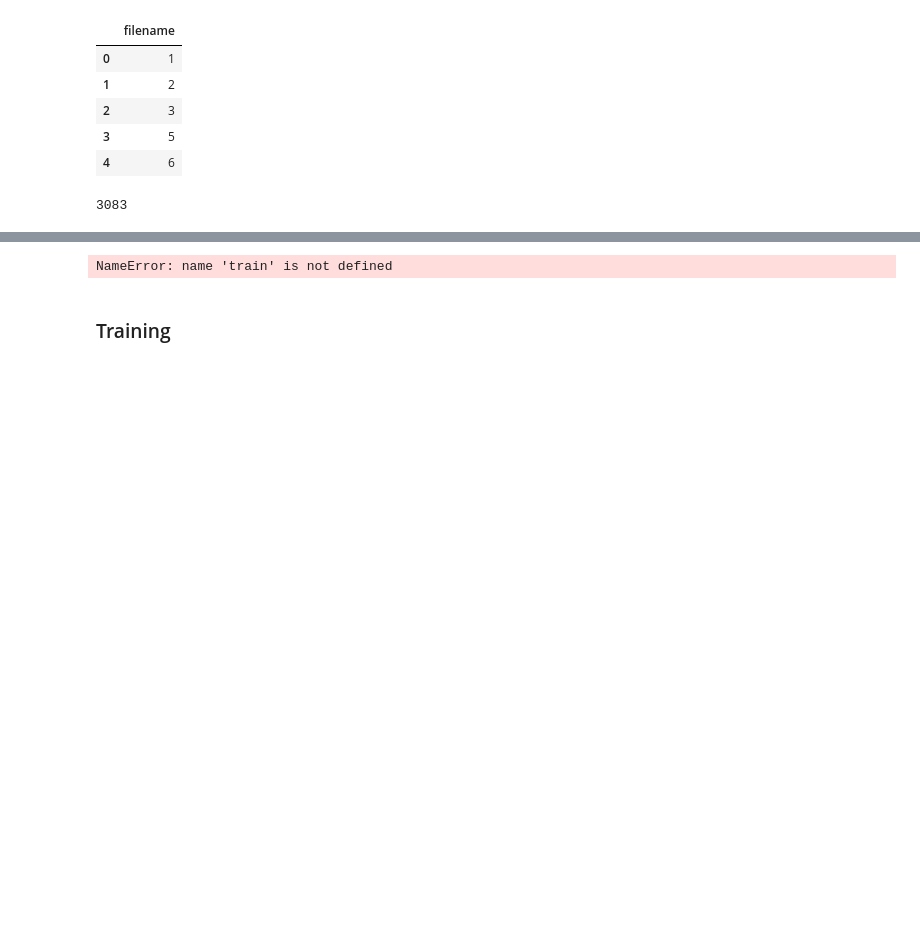
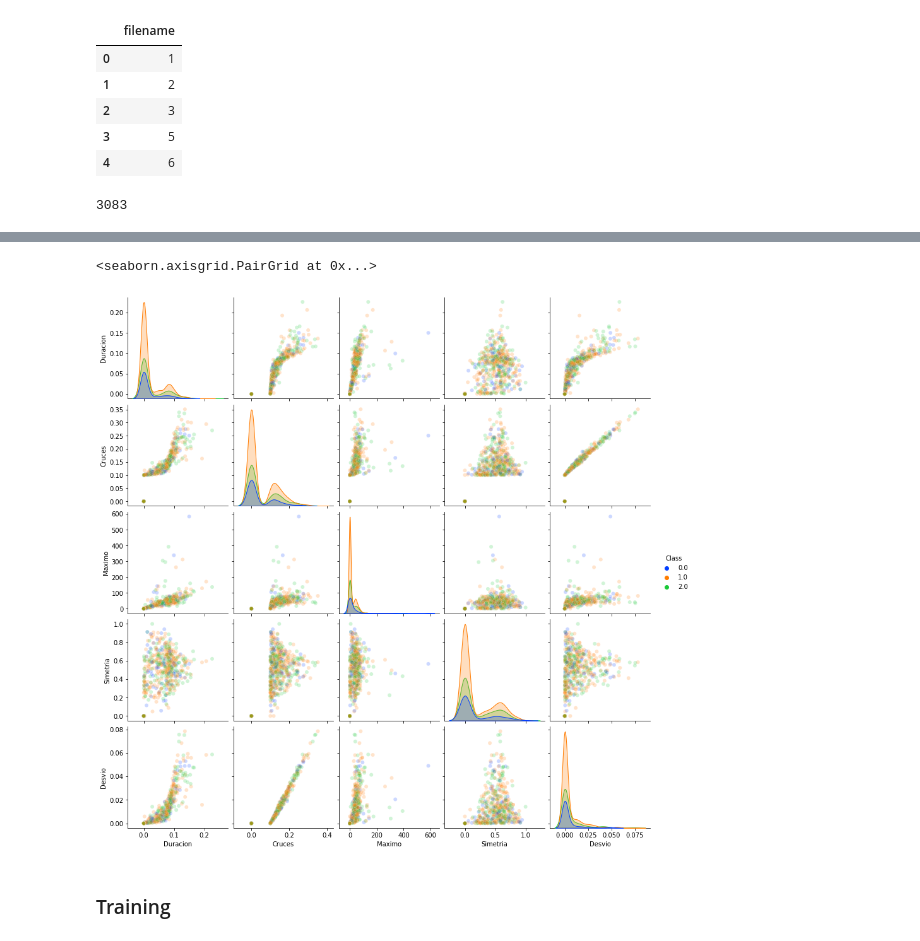
Before and after one commit to GonzaloRomeroR/audio_cattle_behaviour_classification, a Jupyter notebook: python/sound_classify_train.ipynb, the cells around one changed output, grey strips where cells are left out. Drawn from its saved outputs; the diff is of its cells as text; code cells hidden in the pictures; blank space fills up the shorter version.

```diff
--- a/python/sound_classify_train.ipynb
+++ b/python/sound_classify_train.ipynb
@@ -131,19 +151,20 @@ extracted_data[0]
 # %%
 import pandas.testing as tm
 import seaborn
 
 colnames = ["Duracion", "Cruces", "Maximo", "Simetria", "Desvio"]
 
 df_train = pd.DataFrame(extracted_data, columns=colnames)
-df_train.insert(len(df_train.columns), "Class", train["label"])
+df_train.insert(len(df_train.columns), "Class", train_labels["label"])
 
 seaborn.pairplot(df_train,
                  vars=colnames,
                  hue="Class",
                  plot_kws={'alpha':0.2},
                  palette="bright")
 # %% [output]
-NameError: name 'train' is not defined
+<seaborn.axisgrid.PairGrid at 0x...>
+[figure, added]
 # %% [markdown]
 ### Training
 # %%
```
Also changed, not shown: parts of 10 cells of this notebook, 1 other file.
